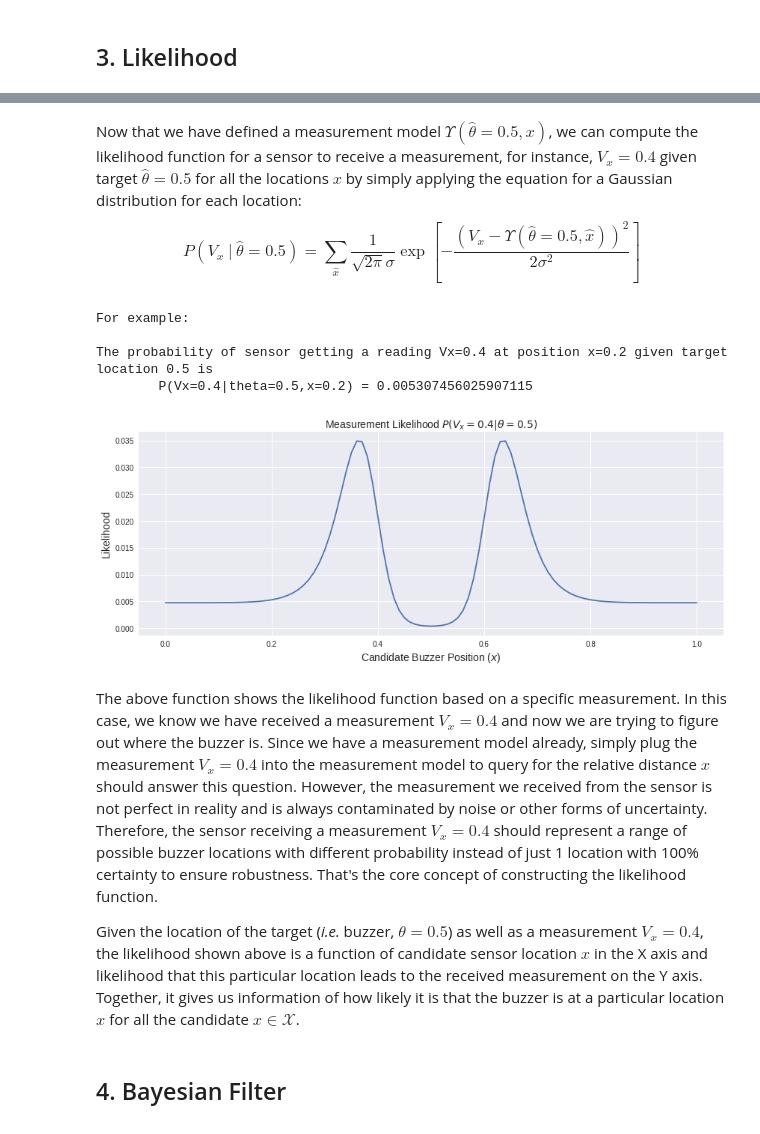
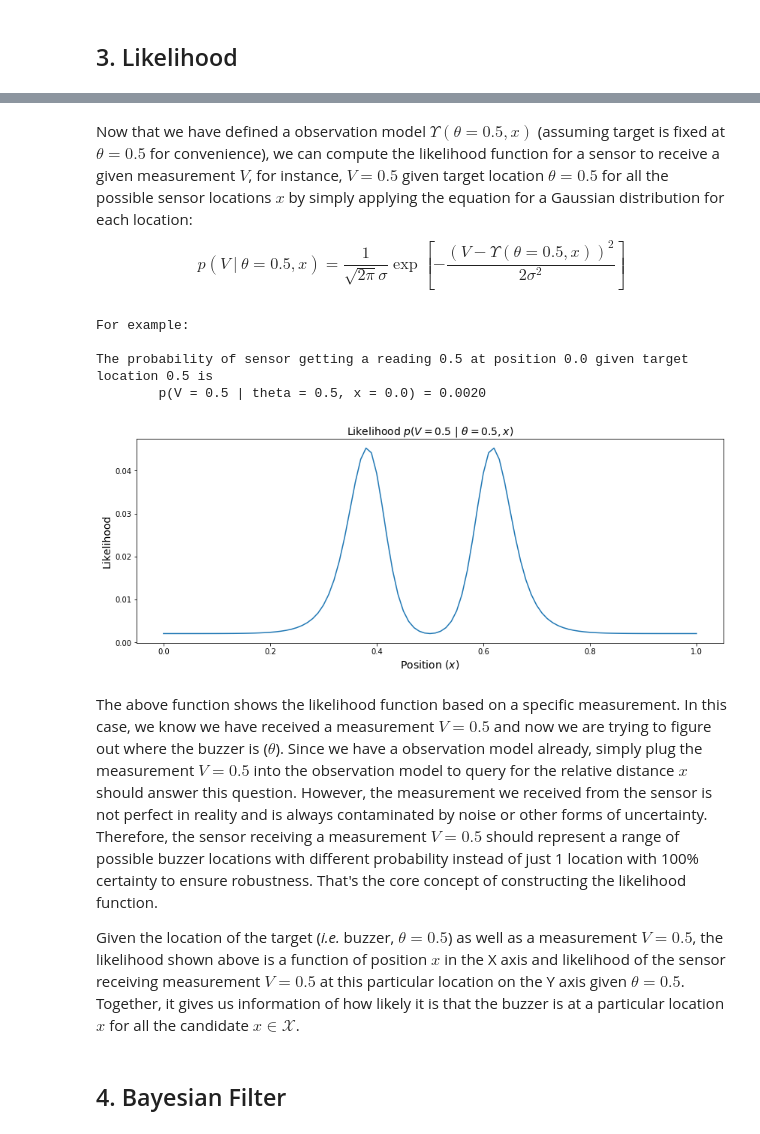
Before and after one commit to MacIver-Lab/Ergodic-Information-Harvesting, a Jupyter notebook: Tutorial/Ergodic_Information_Harvesting_Tutorial.ipynb, the cells around one changed output, grey strips where cells are left out. Drawn from its saved outputs; the diff is of its cells as text; code cells hidden in the pictures.

```diff
--- a/Tutorial/Ergodic_Information_Harvesting_Tutorial.ipynb
+++ b/Tutorial/Ergodic_Information_Harvesting_Tutorial.ipynb
@@ -99,53 +90,42 @@ The likelihood function does essentially the same operation as our example in th
 # %% [markdown]
-Now that we have defined a measurement model $\Upsilon(\hat{\theta}=0.5,x)$, we can compute the likelihood function for a sensor to receive a measurement, for instance, $V_x=0.4$ given target $\hat{\theta}=0.5$ for all the locations $x$ by simply applying the equation for a Gaussian distribution for each location:
+Now that we have defined a observation model $\Upsilon(\theta = 0.5, x)$ (assuming target is fixed at $\theta = 0.5$ for convenience), we can compute the likelihood function for a sensor to receive a given measurement $V$, for instance, $V=0.5$ given target location $\theta=0.5$ for all the possible sensor locations $x$ by simply applying the equation for a Gaussian distribution for each location:
 $$
-P(V_x~\rvert~\hat{\theta}=0.5) = \sum_{\hat{x}}\frac{1}{\sqrt{2\pi}\sigma} \exp{[-\frac{(V_x-\Upsilon(\hat{\theta}=0.5,\hat{x}))^2}{2\sigma^2}]}
+p(V~\rvert~\theta=0.5, x) = \frac{1}{\sqrt{2\pi}\sigma} \exp{[-\frac{(V-\Upsilon(\theta=0.5,x))^2}{2\sigma^2}]}
 $$
 # %%
 # Compute likelihood distribution
-Vx = 0.4   # given a specific measurement
-sigma = 0.2 # variance of the likelihood function
-Pvx_ = ( 1.0 / (np.sqrt(2.0*np.pi) * sigma) ) * np.exp( -(Vx - upsilon_)**2 / (2.0 * sigma**2) )
-Pvx_ /= sum(Pvx_)
-PvxInterp_ = interp1d(wsSamples, Pvx_, 'cubic')
-
-# Finally, construct a lambda version of the likelihood for the use of next section
-Pv = lambda v: ( 1.0 / (np.sqrt(2.0*np.pi) * sigma) ) * np.exp( -(v - upsilon_)**2 / (2.0 * sigma**2) )
-PvInterp = lambda v: interp1d(wsSamples, Pv(v), 'cubic')
 def Pvtheta(v, theta, sigmaM=0.1, sigmaL=0.2):
   # Compute likelihood
-  pvt = ( 1.0 / (np.sqrt(2.0*np.pi) * sigmaL) ) * np.exp( -(v - upsilon(theta, sigmaM))**2 / (2.0 * sigmaL**2) )
-
+  pvt = ( 1.0 / (np.sqrt(2.0*np.pi) * sigmaL) ) * np.exp( -(v - Upsilon(theta, sigmaM))**2 / (2.0 * sigmaL**2) )
   # Normalize
   if pvt.ndim == 1:
     return pvt / pvt.sum()
   else:
     for idx in range(pvt.shape[0]):
       pvt[idx, :] /= pvt[idx, :].sum()
-
   return pvt
 
 # Visualize likelihood distribution
 plt.figure(figsize=(14,5))
-plot(wsSamples, Pvtheta(Vx, 0.5))
-plt.xlabel('Candidate Buzzer Position ($x$)', fontsize=14)
+plot(wsSamples, Pvtheta(0.5, 0.5))
+plt.xlabel('Position ($x$)', fontsize=14)
 plt.ylabel(r'Likelihood', fontsize=14)
-plt.title(r'Measurement Likelihood $P(V_x=0.4|\theta=0.5)$', fontsize=14)
+plt.title(r'Likelihood $p(V=0.5~|~\theta=0.5, x)$', fontsize=14)
 
 # Which gives a map of the probability of sensor getting measurement of 0.5 given target location 0.5
-print("For example:\n\nThe probability of sensor getting a reading Vx=0.4 "
-      "at position x=0.2 given target location 0.5 is\n"
-      "\tP(Vx=0.4|theta=0.5,x=0.2) = {0}".format(PvxInterp_(0.2)))
+print("For example:\n\nThe probability of sensor getting a reading 0.5 "
+      "at position 0.0 given target location 0.5 is\n"
+      f"\tp(V = 0.5 | theta = 0.5, x = 0.0) = {Pvtheta(0.5, 0.5)[0]:.4f}")
 # %% [output]
 For example:
 
-The probability of sensor getting a reading Vx=0.4 at position x=0.2 given target location 0.5 is
-        P(Vx=0.4|theta=0.5,x=0.2) = 0.005307456025907115
+The probability of sensor getting a reading 0.5 at position 0.0 given target location 0.5 is
+        p(V = 0.5 | theta = 0.5, x = 0.0) = 0.0020
-[figure, old version]
+[figure, new version]
 # %% [markdown]
-The above function shows the likelihood function based on a specific measurement. In this case, we know we have received a measurement $V_x=0.4$ and now we are trying to figure out where the buzzer is. Since we have a measurement model already, simply plug the measurement $V_x=0.4$ into the measurement model to query for the relative distance $x$ should answer this question. However, the measurement we received from the sensor is not perfect in reality and is always contaminated by noise or other forms of uncertainty. Therefore, the sensor receiving a measurement $V_x=0.4$ should represent a range of possible buzzer locations with different probability instead of just 1 location with 100% certainty to ensure robustness. That's the core concept of constructing the likelihood function.
+The above function shows the likelihood function based on a specific measurement. In this case, we know we have received a measurement $V=0.5$ and now we are trying to figure out where the buzzer is ($\theta$). Since we have a observation model already, simply plug the measurement $V = 0.5$ into the observation model to query for the relative distance $x$ should answer this question. However, the measurement we received from the sensor is not perfect in reality and is always contaminated by noise or other forms of uncertainty. Therefore, the sensor receiving a measurement $V = 0.5$ should represent a range of possible buzzer locations with different probability instead of just 1 location with 100% certainty to ensure robustness. That's the core concept of constructing the likelihood function.
 
-Given the location of the target (*i.e.* buzzer, $\theta=0.5$) as well as a measurement $V_x=0.4$, the likelihood shown above is a function of candidate sensor location $x$ in the X axis and likelihood that this particular location leads to the received measurement on the Y axis. Together, it gives us information of how likely it is that the buzzer is at a particular location $x$ for all the candidate $x \in \mathcal{X}$.
+Given the location of the target (*i.e.* buzzer, $\theta=0.5$) as well as a measurement $V = 0.5$, the likelihood shown above is a function of position $x$ in the X axis and likelihood of the sensor receiving measurement $V = 0.5$ at this particular location on the Y axis given $\theta = 0.5$. Together, it gives us information of how likely it is that the buzzer is at a particular location $x$ for all the candidate $x \in \mathcal{X}$.
 # %% [markdown]
 ## 4. Bayesian Filter
 # %% [markdown]
```
Also changed, not shown: parts of 19 cells of this notebook.
